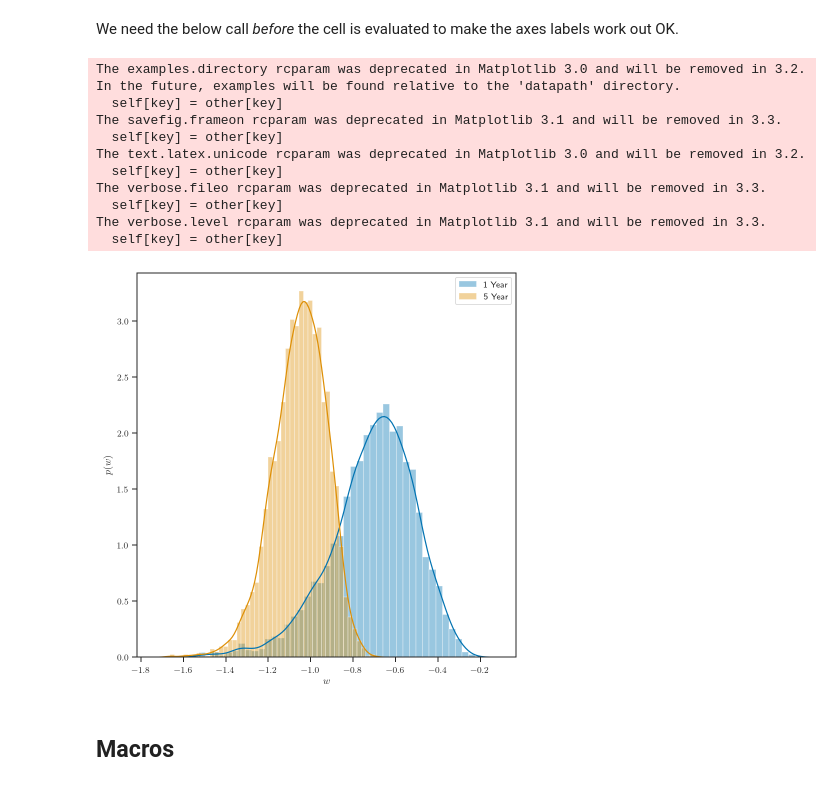
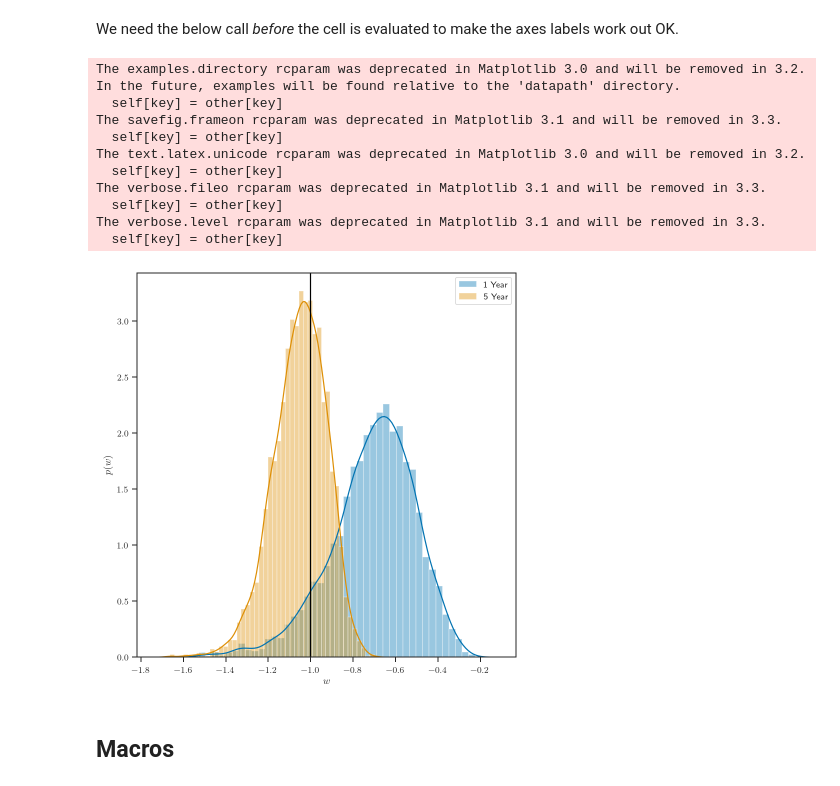
Before and after one commit to farr/PISNLineCosmography, a Jupyter notebook: PaperPlots.ipynb, the cells around one changed output. Drawn from its saved outputs; the diff is of its cells as text; code cells hidden in the pictures.

Commit message:
Added black line to Figure 4 plot.

```diff
--- a/PaperPlots.ipynb
+++ b/PaperPlots.ipynb
@@ -279,34 +279,36 @@ cc = az.from_netcdf('population_5yr_cosmo_131072.nc')
 w1 = c.posterior.w0.values.flatten()
 w5 = cc.posterior.w0.values.flatten()
 
 with plots.pub_plots():
     sns.distplot(w1, label='1 Year')
 
     sns.distplot(w5, label='5 Year')
 
+    axvline(true_params['w'], color='k')
+
     legend(loc='best')
 
     xlabel(r'$w$')
     ylabel(r'$p(w)$')
 
     tight_layout()
     savefig('paper/plots/wDE.pdf')
 
     with h5py.File('paper/plots/wDE.h5', 'w') as f:
         f.create_dataset('wDE_1yr', data=w1, compression='gzip', shuffle=True)
         f.create_dataset('wDE_5yr', data=w5, compression='gzip', shuffle=True)
 # %% [output]
 The examples.directory rcparam was deprecated in Matplotlib 3.0 and will be removed in 3.2. In the future, examples will be found relative to the 'datapath' directory.
   self[key] = other[key]
 The savefig.frameon rcparam was deprecated in Matplotlib 3.1 and will be removed in 3.3.
   self[key] = other[key]
 The text.latex.unicode rcparam was deprecated in Matplotlib 3.0 and will be removed in 3.2.
   self[key] = other[key]
 The verbose.fileo rcparam was deprecated in Matplotlib 3.1 and will be removed in 3.3.
   self[key] = other[key]
 The verbose.level rcparam was deprecated in Matplotlib 3.1 and will be removed in 3.3.
   self[key] = other[key]
-[figure, old version]
+[figure, new version]
 # %% [markdown]
 ## Macros
 # %%
```
Also changed, not shown: 2 other files.
